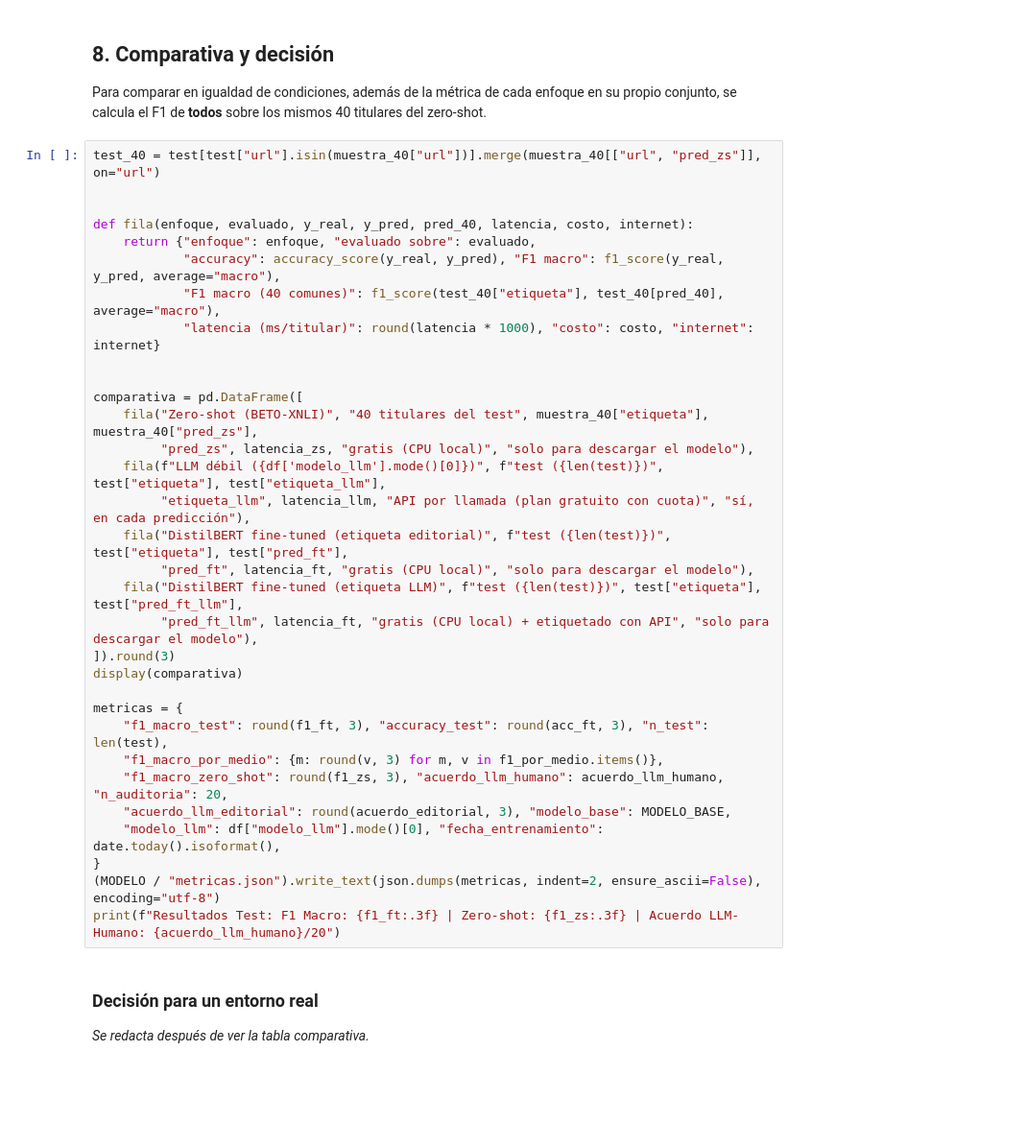
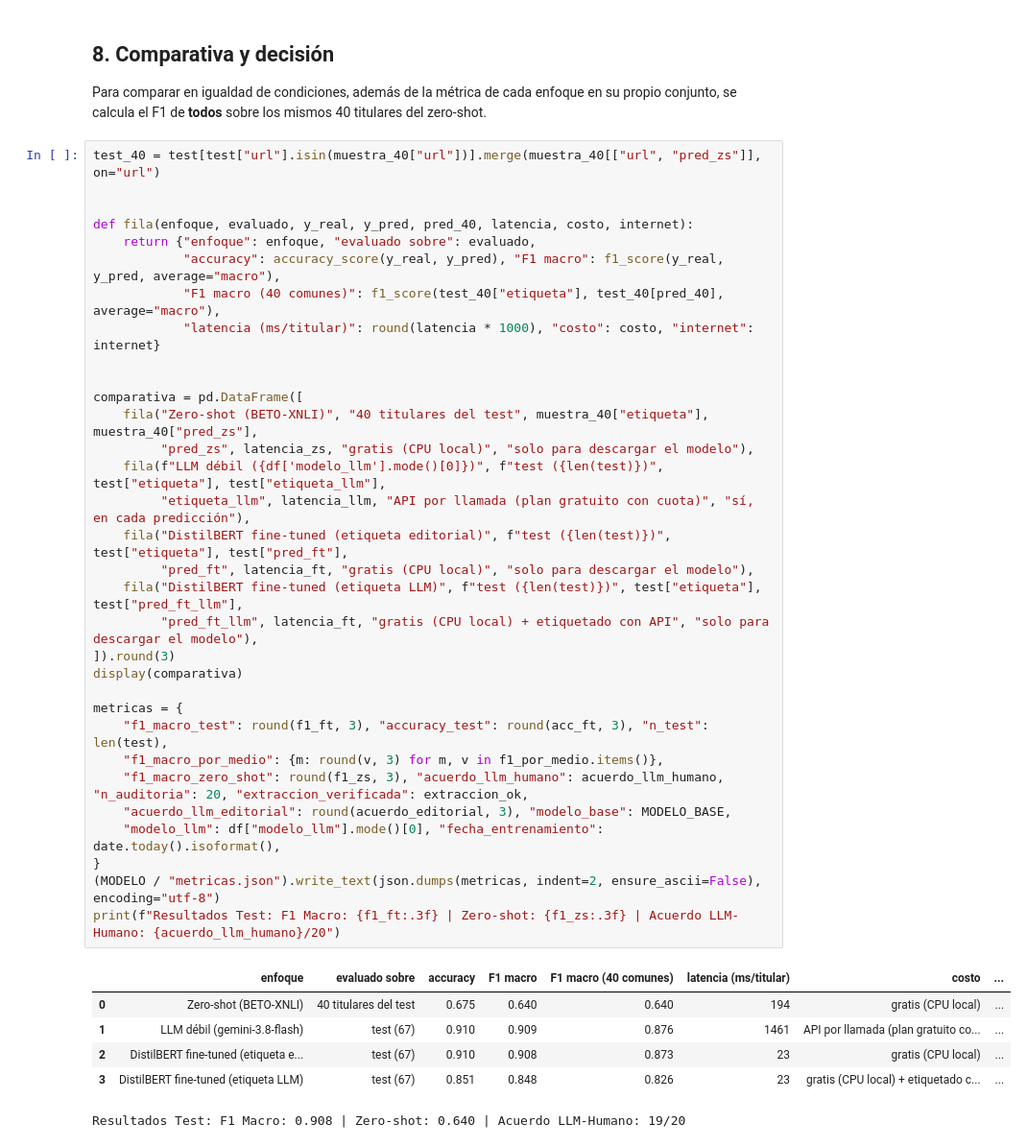
Before and after one commit to rodnm/intermediate-python-hw, a Jupyter notebook: tarea_1/02_clasificacion.ipynb, the cells around one changed output. Shown at 96% size. Saved outputs shown, nothing was run; the diff lists cells and outputs as text; blank space fills up the shorter version.

```diff
--- a/tarea_1/02_clasificacion.ipynb
+++ b/tarea_1/02_clasificacion.ipynb
@@ -404,35 +611,38 @@ F1 de **todos** sobre los mismos 40 titulares del zero-shot.
 test_40 = test[test["url"].isin(muestra_40["url"])].merge(muestra_40[["url", "pred_zs"]], on="url")
 
 
 def fila(enfoque, evaluado, y_real, y_pred, pred_40, latencia, costo, internet):
     return {"enfoque": enfoque, "evaluado sobre": evaluado,
             "accuracy": accuracy_score(y_real, y_pred), "F1 macro": f1_score(y_real, y_pred, average="macro"),
             "F1 macro (40 comunes)": f1_score(test_40["etiqueta"], test_40[pred_40], average="macro"),
             "latencia (ms/titular)": round(latencia * 1000), "costo": costo, "internet": internet}
 
 
 comparativa = pd.DataFrame([
     fila("Zero-shot (BETO-XNLI)", "40 titulares del test", muestra_40["etiqueta"], muestra_40["pred_zs"],
          "pred_zs", latencia_zs, "gratis (CPU local)", "solo para descargar el modelo"),
     fila(f"LLM débil ({df['modelo_llm'].mode()[0]})", f"test ({len(test)})", test["etiqueta"], test["etiqueta_llm"],
          "etiqueta_llm", latencia_llm, "API por llamada (plan gratuito con cuota)", "sí, en cada predicción"),
     fila("DistilBERT fine-tuned (etiqueta editorial)", f"test ({len(test)})", test["etiqueta"], test["pred_ft"],
          "pred_ft", latencia_ft, "gratis (CPU local)", "solo para descargar el modelo"),
     fila("DistilBERT fine-tuned (etiqueta LLM)", f"test ({len(test)})", test["etiqueta"], test["pred_ft_llm"],
          "pred_ft_llm", latencia_ft, "gratis (CPU local) + etiquetado con API", "solo para descargar el modelo"),
 ]).round(3)
 display(comparativa)
 
 metricas = {
     "f1_macro_test": round(f1_ft, 3), "accuracy_test": round(acc_ft, 3), "n_test": len(test),
     "f1_macro_por_medio": {m: round(v, 3) for m, v in f1_por_medio.items()},
-    "f1_macro_zero_shot": round(f1_zs, 3), "acuerdo_llm_humano": acuerdo_llm_humano, "n_auditoria": 20,
+    "f1_macro_zero_shot": round(f1_zs, 3), "acuerdo_llm_humano": acuerdo_llm_humano, "n_auditoria": 20, "extraccion_verificada": extraccion_ok,
     "acuerdo_llm_editorial": round(acuerdo_editorial, 3), "modelo_base": MODELO_BASE,
     "modelo_llm": df["modelo_llm"].mode()[0], "fecha_entrenamiento": date.today().isoformat(),
 }
 (MODELO / "metricas.json").write_text(json.dumps(metricas, indent=2, ensure_ascii=False), encoding="utf-8")
 print(f"Resultados Test: F1 Macro: {f1_ft:.3f} | Zero-shot: {f1_zs:.3f} | Acuerdo LLM-Humano: {acuerdo_llm_humano}/20")
+# %% [output]
+|  | enfoque | evaluado sobre | accuracy | F1 macro | F1 macro (40 comunes) | latencia (ms/titular) | costo | ... |
+| 0 | Zero-shot (BETO-XNLI) | 40 titulares del test | 0.675 | 0.640 | 0.640 | 194 | gratis (CPU local) | ... |
+| 1 | LLM débil (gemini-3.8-flash) | test (67) | 0.910 | 0.909 | 0.876 | 1461 | API por llamada (plan gratuito co... | ... |
+| 2 | DistilBERT fine-tuned (etiqueta e... | test (67) | 0.910 | 0.908 | 0.873 | 23 | gratis (CPU local) | ... |
+| 3 | DistilBERT fine-tuned (etiqueta LLM) | test (67) | 0.851 | 0.848 | 0.826 | 23 | gratis (CPU local) + etiquetado c... | ... |
+Resultados Test: F1 Macro: 0.908 | Zero-shot: 0.640 | Acuerdo LLM-Humano: 19/20
-# %% [markdown]
-### Decisión para un entorno real
-
-_Se redacta después de ver la tabla comparativa._
```
Also changed, not shown: parts of 13 cells of this notebook, 7 other files.
